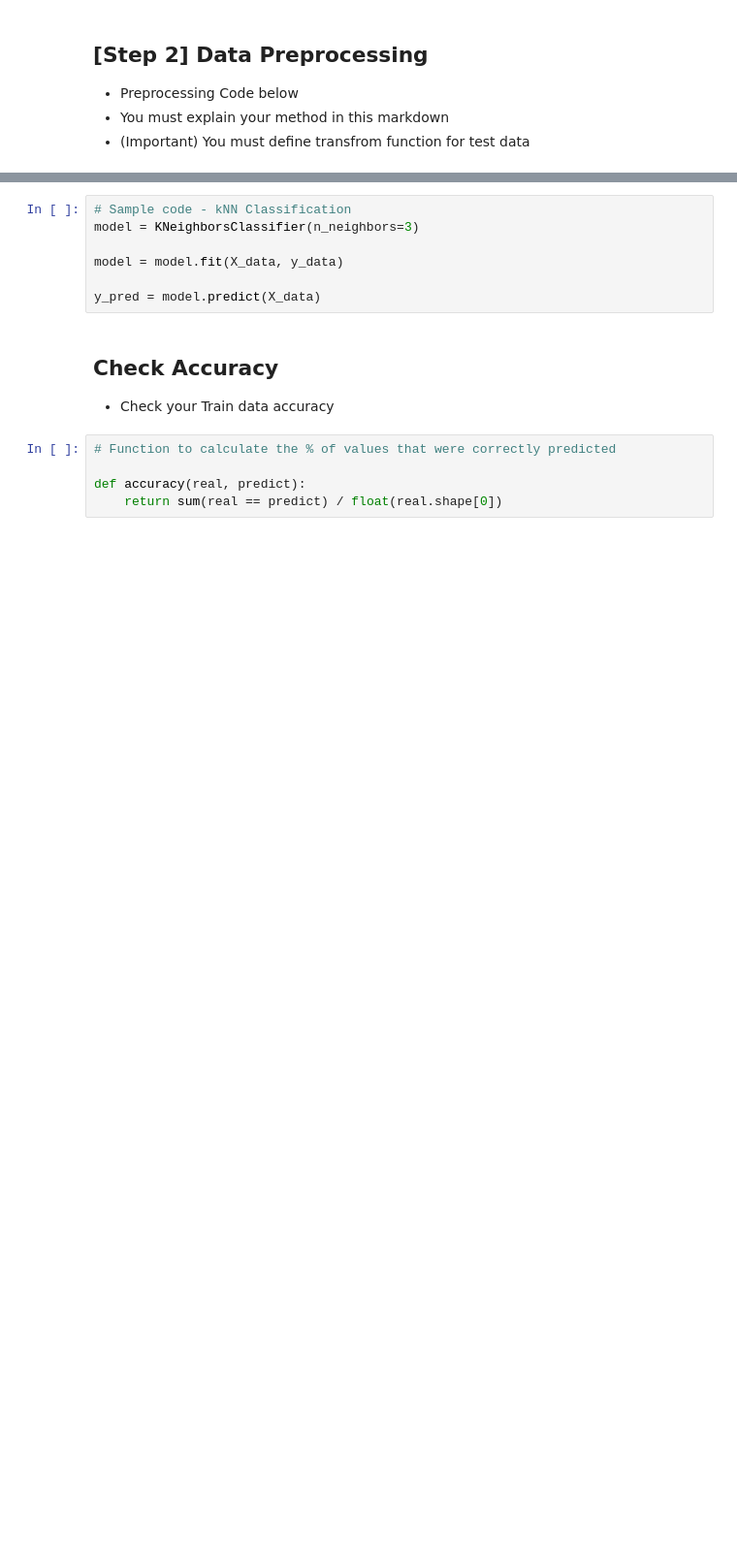
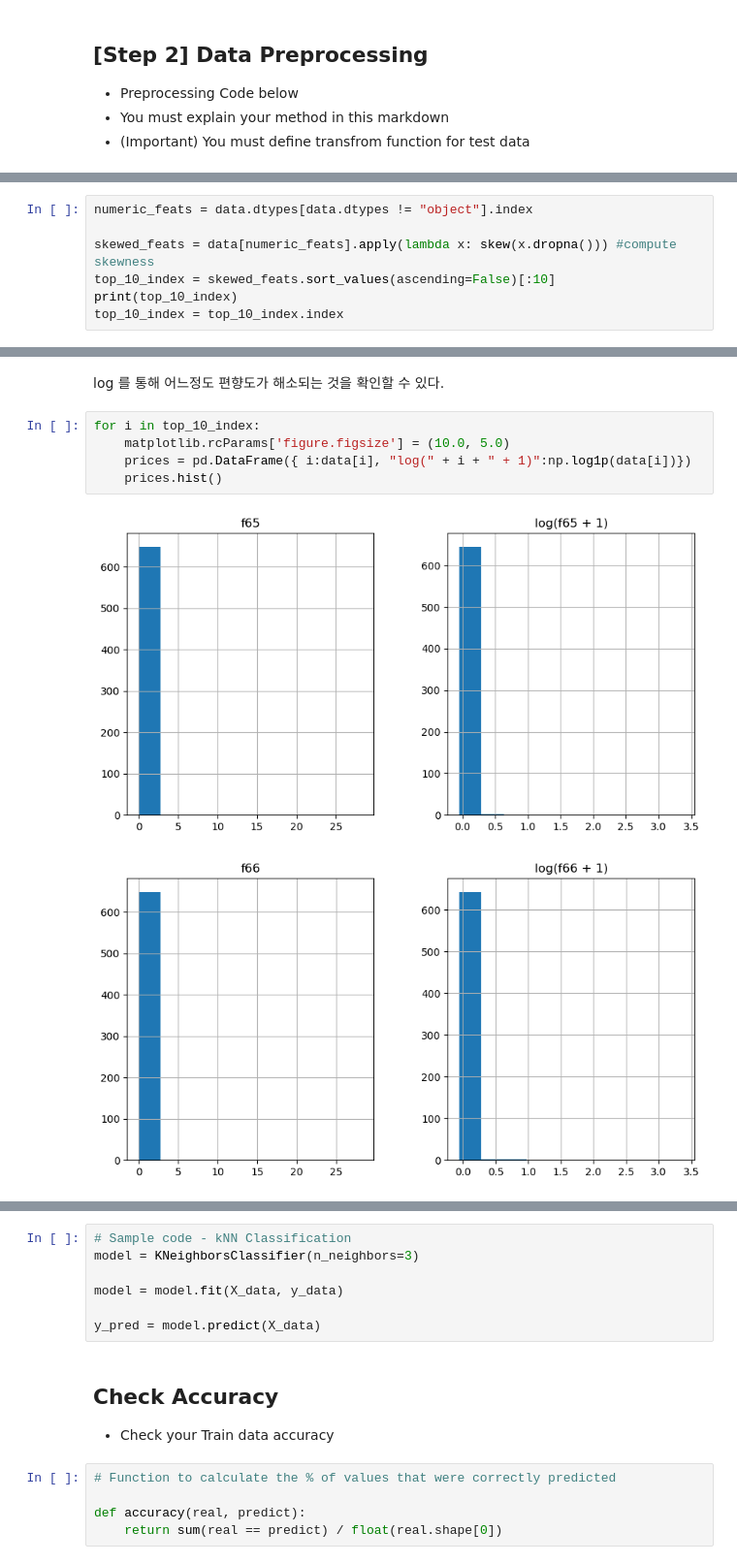
Before and after one commit to han-0315/-, a Jupyter notebook: 기말고사과제/Practice Code.ipynb, the cells around one changed output, grey strips where cells are left out. Shown at 97% size. Drawn from its saved outputs; the diff is of its cells as text; blank space fills up the shorter version.

```diff
--- a/기말고사과제/Practice Code.ipynb
+++ b/기말고사과제/Practice Code.ipynb
@@ -76,0 +162,7 @@ y_data = data['answer']
+# %%
+numeric_feats = data.dtypes[data.dtypes != "object"].index
+
+skewed_feats = data[numeric_feats].apply(lambda x: skew(x.dropna())) #compute skewness
+top_10_index = skewed_feats.sort_values(ascending=False)[:10]
+print(top_10_index)
+top_10_index = top_10_index.index
@@ -76,0 +181,10 @@ y_data = data['answer']
+# %% [markdown]
+log 를 통해 어느정도 편향도가 해소되는 것을 확인할 수 있다.
+# %%
+for i in top_10_index:
+    matplotlib.rcParams['figure.figsize'] = (10.0, 5.0)
+    prices = pd.DataFrame({ i:data[i], "log(" + i + " + 1)":np.log1p(data[i])})
+    prices.hist()
+# %% [output]
+[figure, added]
+[figure, added]
```
Also changed, not shown: parts of 41 cells of this notebook, 1 other file.
